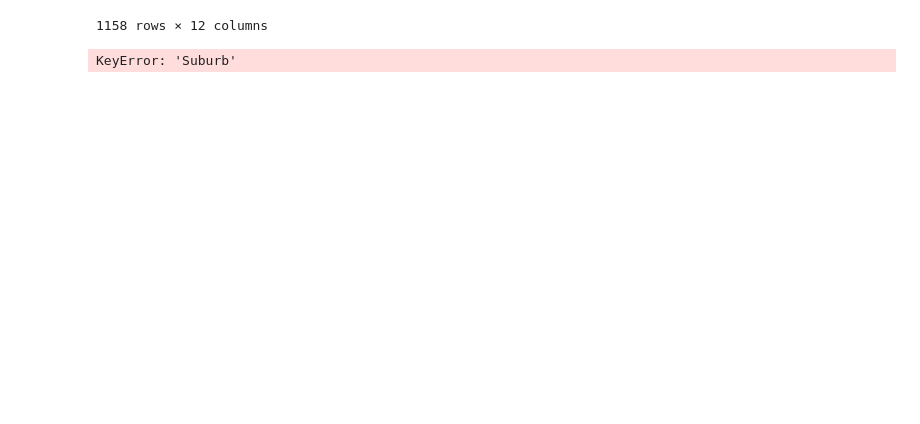
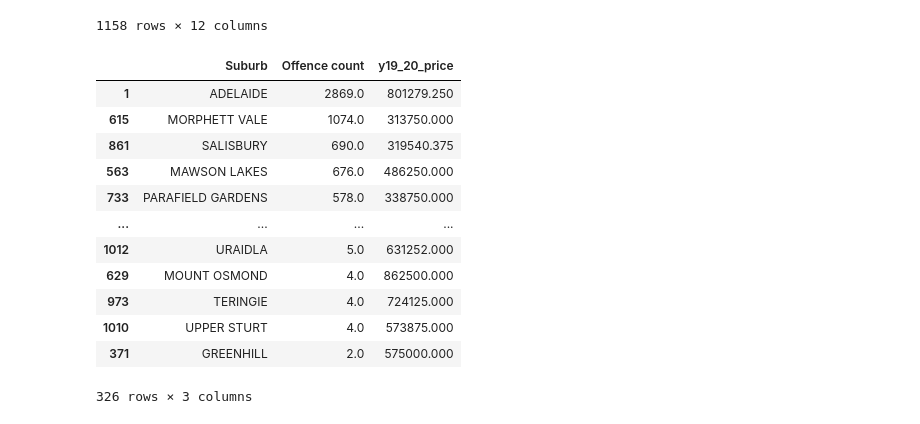
Before and after one commit to Sprettle/Chevrolet-Chilis, a Jupyter notebook: suburb_crime.ipynb, the cells around one changed output. Saved outputs shown, nothing was run; the diff lists cells and outputs as text; code cells hidden in the pictures; blank space fills up the shorter version.

Commit message:
Edited suburb, offence count, y19_20_price table

```diff
--- a/suburb_crime.ipynb
+++ b/suburb_crime.ipynb
@@ -614,39 +614,55 @@ YUNTA                        1.0
 1158 rows × 12 columns
 # %%
 ###Dataframe
-#Combine the 2 dataframes by suburb: offence_count (derived from y19_20_final), y19_20_price
-y19_20
-
+#Combine the 2 dataframes by suburb: y18_19_crime_suburbs, y19_20_price
+y18_19_crime_suburbs
 #Retrieve variable (dataframe) from another ipynb
 %store -r y19_20_price
 y19_20_price
 
-#Sum the offence count column by suburb (from the y19_20_final dataframe)
-offence_count=y19_20.groupby(["Suburb"]).sum()["Offence count"]
-offence_count=offence_count.reset_index()
-offence_count
+# #Sum the offence count column by suburb (from the y19_20_final dataframe)
+# offence_count=y19_20.groupby(["Suburb"]).sum()["Offence count"]
+# offence_count=offence_count.reset_index()
+# offence_count
 
 #-------------------------------
 #Merge 2 tables together
-y19_20_merged = pd.merge(left=offence_count, right=y19_20_price, how='outer', left_on='Suburb', right_on='Suburb')
+y19_20_merged = pd.merge(left=y18_19_crime_suburbs, right=y19_20_price, how='outer', left_on='Suburb - Incident', right_on='Suburb')
 y19_20_merged
 
 #-------------------------------
 ### Cleanup columns required
 #Drop NaN rows
 y19_20=y19_20_merged.dropna()
 y19_20
 
 #####Editing columns for presentation ########
 #Drop columns
-y19_20=y19_20_final.drop(columns={"City","Sales Q3 2019","Median\n3Q 2019", "Sales Q4 2019","Median Q4 2019","Sales Q1 2020","Median Q1 2020","Sales Q2 2020","Median Q2 2020"})
+y19_20=y19_20.drop(columns={"Suburb - Incident","City","Sales Q3 2019","Median\n3Q 2019", "Sales Q4 2019","Median Q4 2019","Sales Q1 2020","Median Q1 2020","Sales Q2 2020","Median Q2 2020"})
+y19_20
+
+#Drop duplicates
+y19_20=y19_20.drop_duplicates(subset=['Suburb'])
+y19_20
+
+#Reorder columns
+y19_20=y19_20[["Suburb","Offence count","y19_20_price"]]
 y19_20
 
 #Sort values ascending for offence count
-y19_20=y19_20_final.sort_values(by='Offence count', ascending=False)
+y19_20=y19_20.sort_values(by='Offence count', ascending=False)
 y19_20
-
-y19_20=y19_20.drop_duplicates(subset=['Suburb'])
-y19_20.head(20)
 # %% [output]
+|  | Suburb | Offence count | y19_20_price |
+| 1 | ADELAIDE | 2869.0 | 801279.250 |
+| 615 | MORPHETT VALE | 1074.0 | 313750.000 |
+| 861 | SALISBURY | 690.0 | 319540.375 |
+| 563 | MAWSON LAKES | 676.0 | 486250.000 |
+| 733 | PARAFIELD GARDENS | 578.0 | 338750.000 |
+| ... | ... | ... | ... |
+| 1012 | URAIDLA | 5.0 | 631252.000 |
+| 629 | MOUNT OSMOND | 4.0 | 862500.000 |
+| 973 | TERINGIE | 4.0 | 724125.000 |
+| 1010 | UPPER STURT | 4.0 | 573875.000 |
+| 371 | GREENHILL | 2.0 | 575000.000 |
-KeyError: 'Suburb'
+326 rows × 3 columns
```
